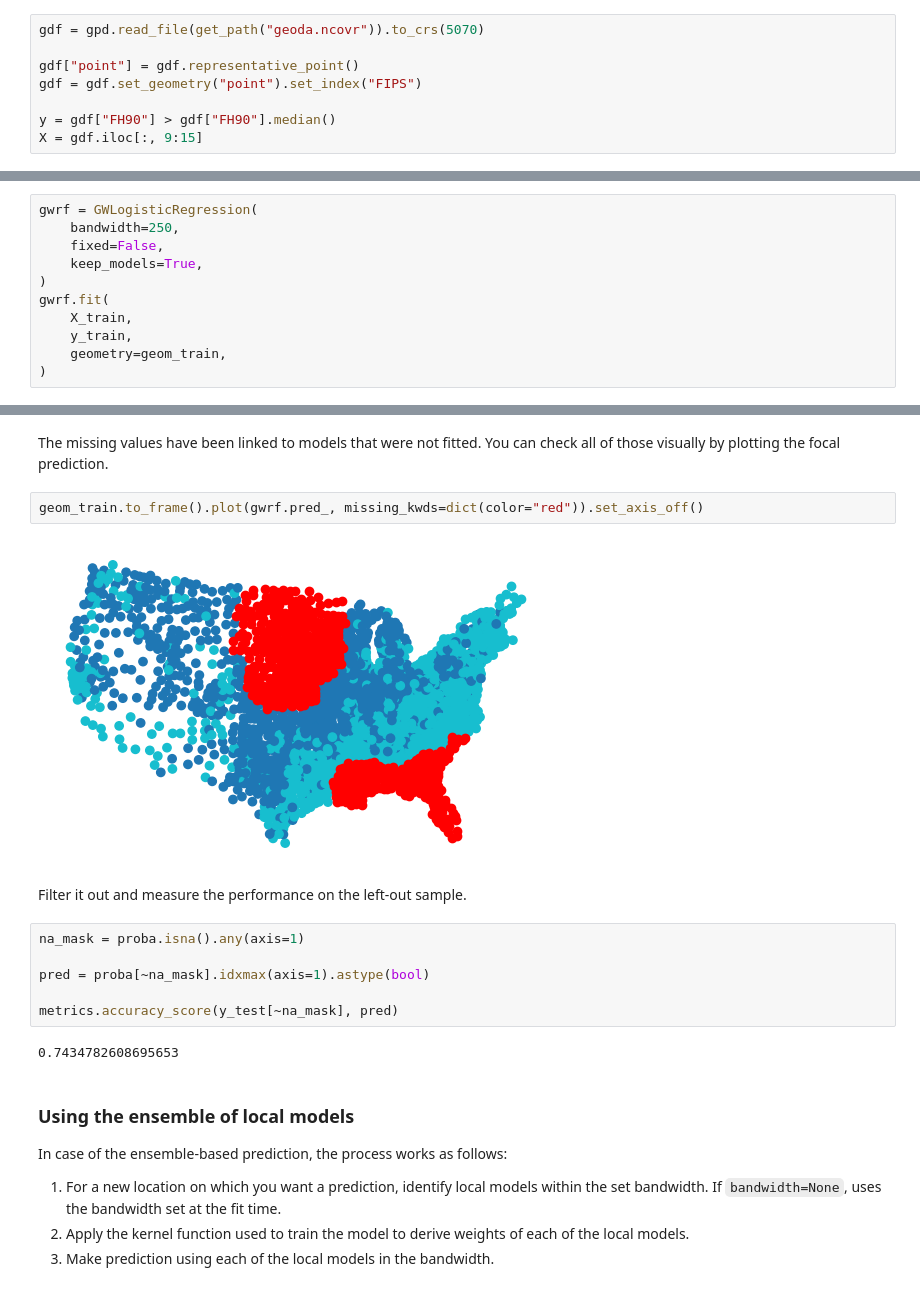
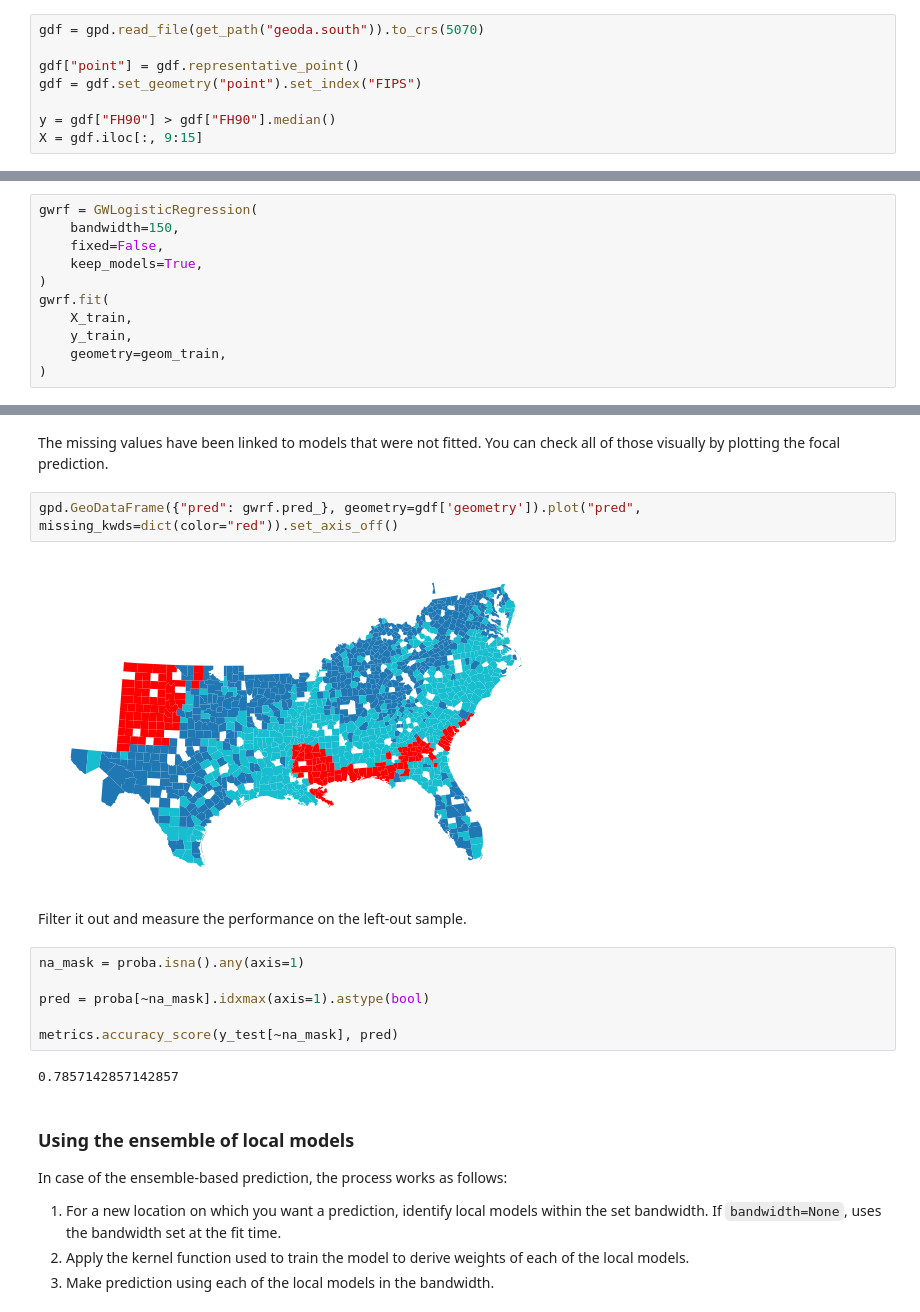
Before and after one commit to pysal/gwlearn, a Jupyter notebook: docs/source/predict.ipynb, the cells around one changed output, grey strips where cells are left out. Cells and saved outputs as stored; diff of their text form.

```diff
--- a/docs/source/predict.ipynb
+++ b/docs/source/predict.ipynb
@@ -19,7 +19,7 @@ from gwlearn.linear_model import GWLogisticRegression
 # %% [markdown]
 Get sample data
 # %%
-gdf = gpd.read_file(get_path("geoda.ncovr")).to_crs(5070)
+gdf = gpd.read_file(get_path("geoda.south")).to_crs(5070)
 
 gdf["point"] = gdf.representative_point()
 gdf = gdf.set_geometry("point").set_index("FIPS")
@@ -36,7 +36,7 @@ X_train, X_test, y_train, y_test, geom_train, geom_test = train_test_split(
 Fit the model using the training subset. If you plan to do the prediction, you need to store the local models, which is False by default. When set to True, all the models are kept in memory, so be careful with large datasets. If given a path, all the models will be stored on disk instead, freeing the memory load.
 # %%
 gwrf = GWLogisticRegression(
-    bandwidth=250,
+    bandwidth=150,
     fixed=False,
     keep_models=True,
 )
@@ -80,9 +80,9 @@ gpd.GeoDataFrame(proba, geometry=geom_test).plot(
 # %% [markdown]
 The missing values have been linked to models that were not fitted. You can check all of those visually by plotting the focal prediction.
 # %%
-geom_train.to_frame().plot(gwrf.pred_, missing_kwds=dict(color="red")).set_axis_off()
+gpd.GeoDataFrame({"pred": gwrf.pred_}, geometry=gdf['geometry']).plot("pred", missing_kwds=dict(color="red")).set_axis_off()
 # %% [output]
-[figure, old version]
+[figure, new version]
 # %% [markdown]
 Filter it out and measure the performance on the left-out sample.
 # %%
@@ -92,7 +92,7 @@ pred = proba[~na_mask].idxmax(axis=1).astype(bool)
 
 metrics.accuracy_score(y_test[~na_mask], pred)
 # %% [output]
-0.7434782608695653
+0.7857142857142857
 # %% [markdown]
 ### Using the ensemble of local models
 
```
Also changed, not shown: parts of 16 cells of this notebook, 1 other file.
